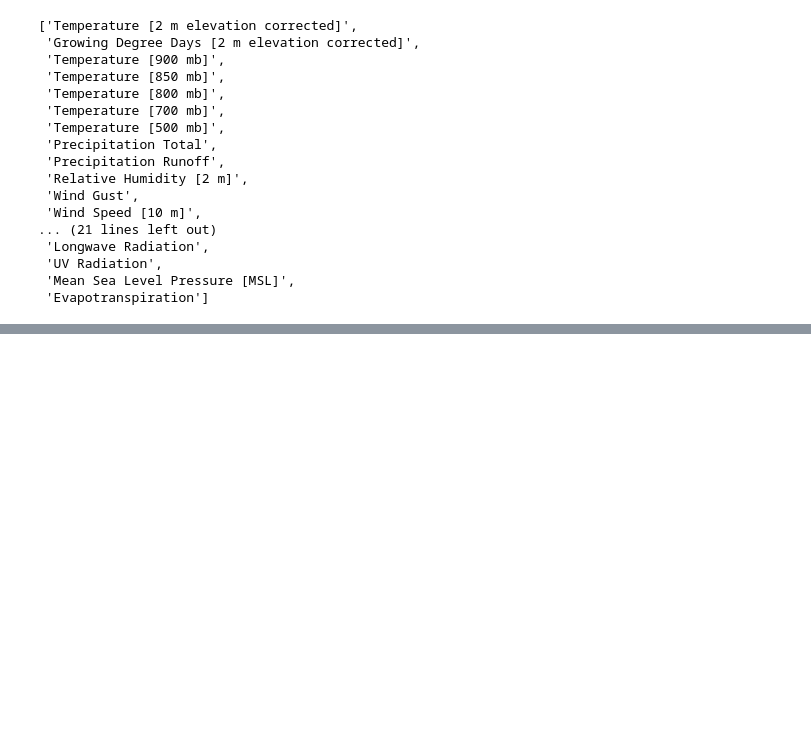
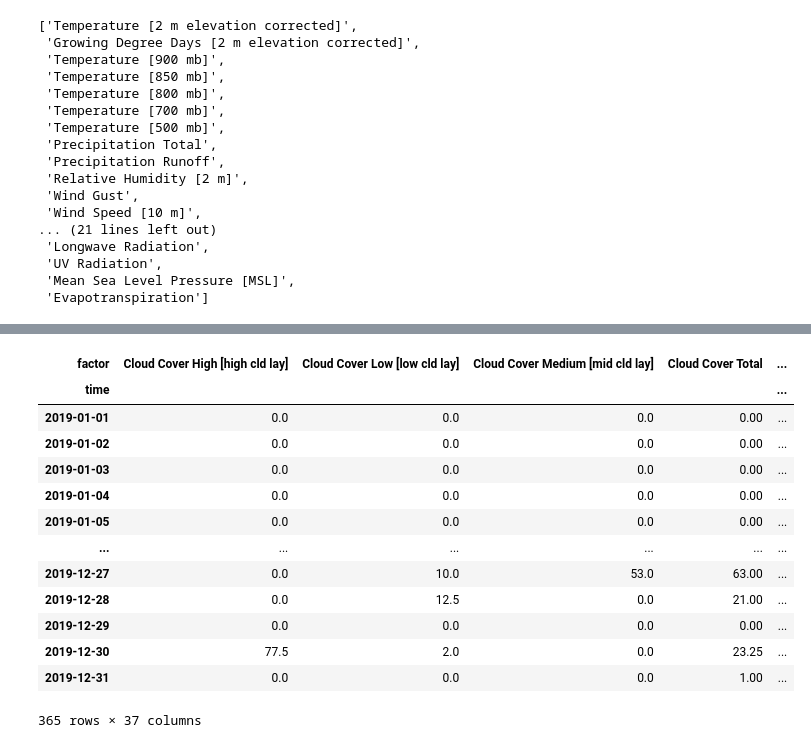
Before and after one commit to asifzmn/Air_Quality_Analysis, a Jupyter notebook: meteorology/meteoblue_cross_corr.ipynb, the cells around one changed output, grey strips where cells are left out. Saved outputs shown, nothing was run; the diff lists cells and outputs as text; code cells hidden in the pictures; blank space fills up the shorter version.

```diff
--- a/meteorology/meteoblue_cross_corr.ipynb
+++ b/meteorology/meteoblue_cross_corr.ipynb
@@ -291,0 +375,18 @@ fig.show()
+# %%
+meteo_data_dhaka_daily = meteo_data_dhaka.resample("D").median()
+meteo_data_dhaka_daily
+# %% [output]
+| factor | Cloud Cover High [high cld lay] | Cloud Cover Low [low cld lay] | Cloud Cover Medium [mid cld lay] | Cloud Cover Total | ... |
+| time |  |  |  |  | ... |
+| 2019-01-01 | 0.0 | 0.0 | 0.0 | 0.00 | ... |
+| 2019-01-02 | 0.0 | 0.0 | 0.0 | 0.00 | ... |
+| 2019-01-03 | 0.0 | 0.0 | 0.0 | 0.00 | ... |
+| 2019-01-04 | 0.0 | 0.0 | 0.0 | 0.00 | ... |
+| 2019-01-05 | 0.0 | 0.0 | 0.0 | 0.00 | ... |
+| ... | ... | ... | ... | ... | ... |
+| 2019-12-27 | 0.0 | 10.0 | 53.0 | 63.00 | ... |
+| 2019-12-28 | 0.0 | 12.5 | 0.0 | 21.00 | ... |
+| 2019-12-29 | 0.0 | 0.0 | 0.0 | 0.00 | ... |
+| 2019-12-30 | 77.5 | 2.0 | 0.0 | 23.25 | ... |
+| 2019-12-31 | 0.0 | 0.0 | 0.0 | 1.00 | ... |
+365 rows × 37 columns
```
Also changed, not shown: parts of 18 cells of this notebook, 6 other files.
